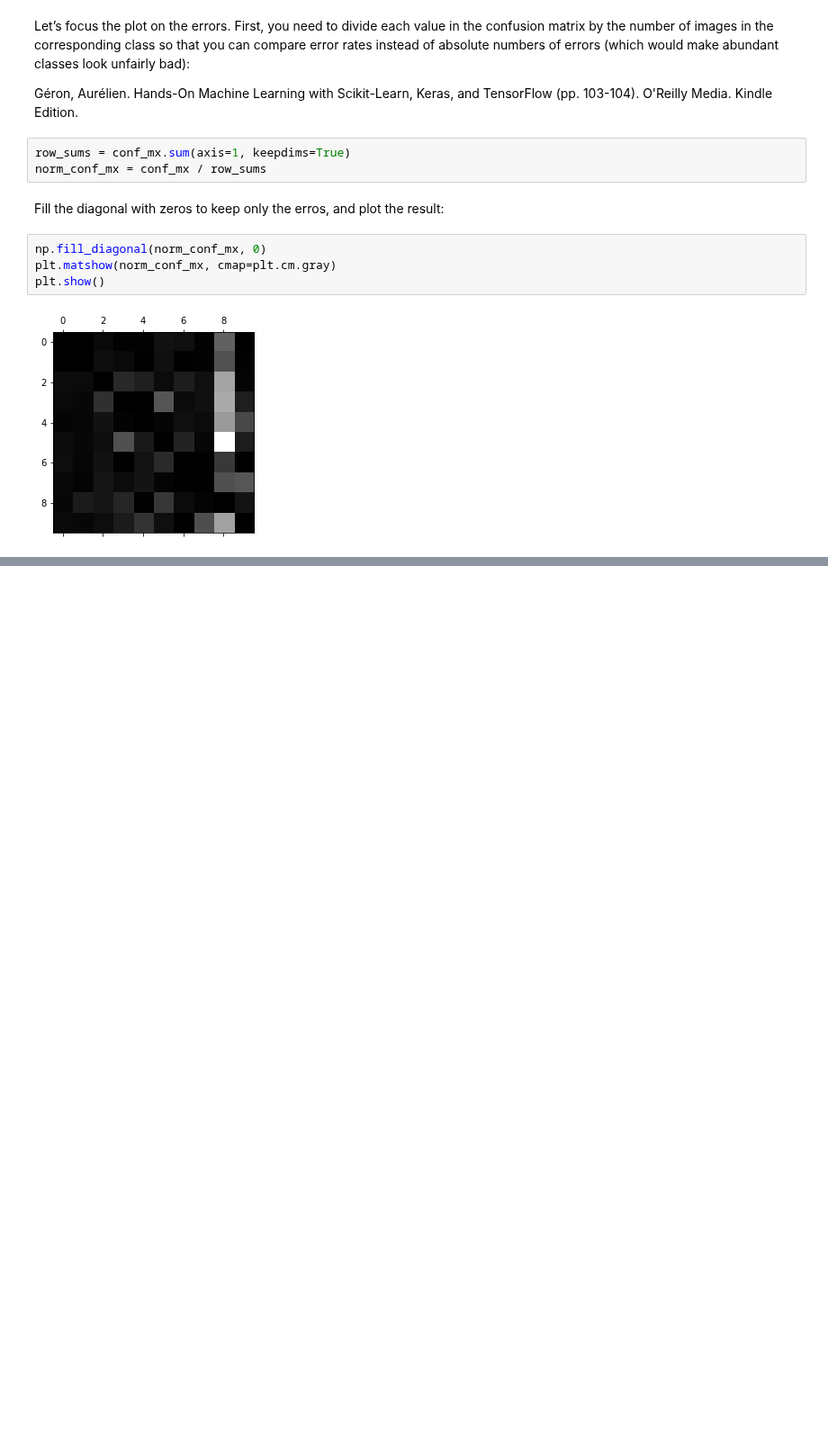
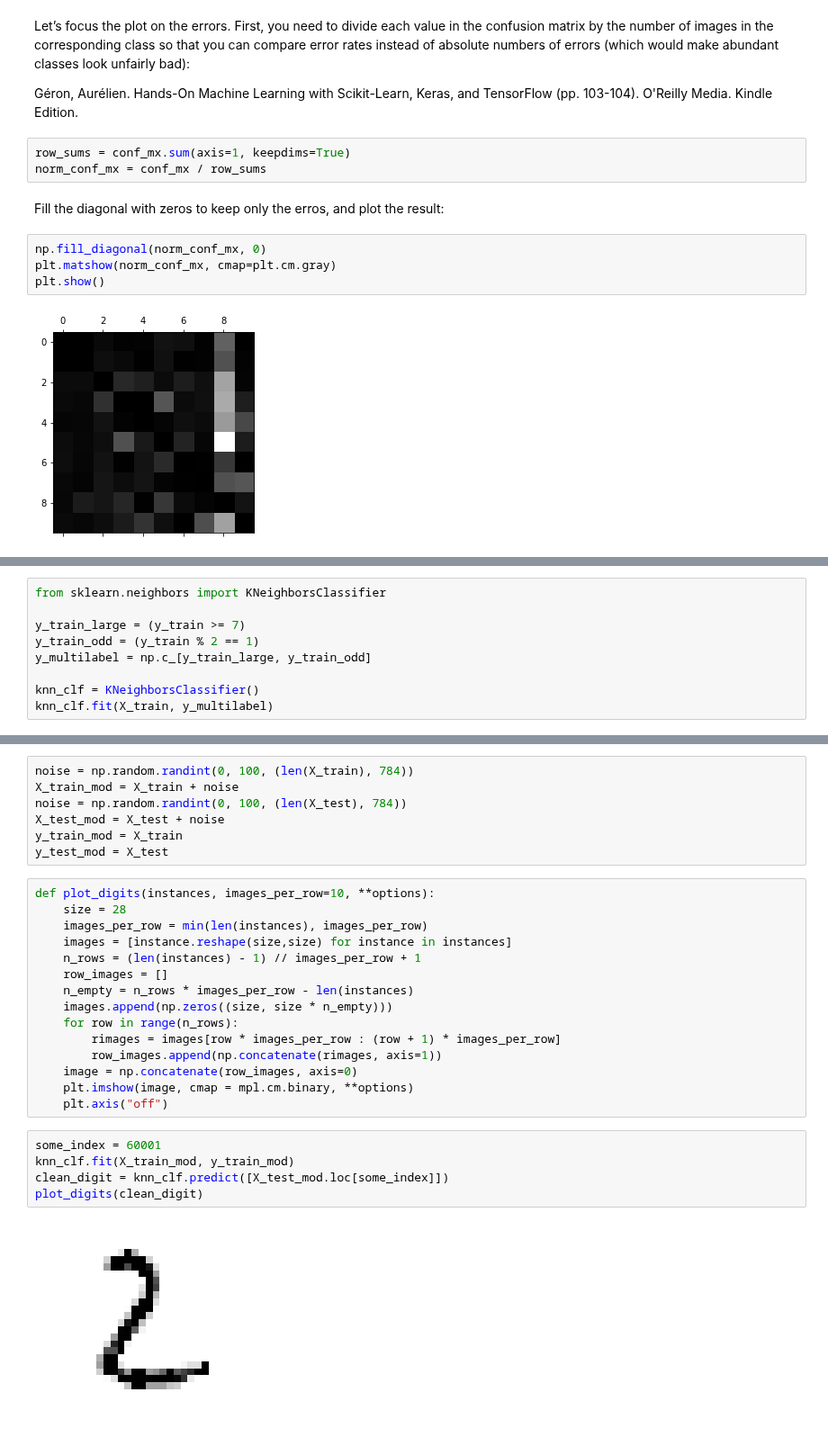
Before and after one commit to marts-dev/handsOnML, a Jupyter notebook: mnist.ipynb, the cells around one changed output, grey strips where cells are left out. Shown at 90% size. Drawn from its saved outputs; the diff is of its cells as text; blank space fills up the shorter version.

Commit message:
Multilabel and multioutput classifier

```diff
--- a/mnist.ipynb
+++ b/mnist.ipynb
@@ -360,0 +363,9 @@ plt.show()
+# %%
+from sklearn.neighbors import KNeighborsClassifier
+
+y_train_large = (y_train >= 7)
+y_train_odd = (y_train % 2 == 1)
+y_multilabel = np.c_[y_train_large, y_train_odd]
+
+knn_clf = KNeighborsClassifier()
+knn_clf.fit(X_train, y_multilabel)
@@ -360,0 +394,29 @@ plt.show()
+# %%
+noise = np.random.randint(0, 100, (len(X_train), 784))
+X_train_mod = X_train + noise
+noise = np.random.randint(0, 100, (len(X_test), 784))
+X_test_mod = X_test + noise
+y_train_mod = X_train
+y_test_mod = X_test
+# %%
+def plot_digits(instances, images_per_row=10, **options):
+    size = 28
+    images_per_row = min(len(instances), images_per_row)
+    images = [instance.reshape(size,size) for instance in instances]
+    n_rows = (len(instances) - 1) // images_per_row + 1
+    row_images = []
+    n_empty = n_rows * images_per_row - len(instances)
+    images.append(np.zeros((size, size * n_empty)))
+    for row in range(n_rows):
+        rimages = images[row * images_per_row : (row + 1) * images_per_row]
+        row_images.append(np.concatenate(rimages, axis=1))
+    image = np.concatenate(row_images, axis=0)
+    plt.imshow(image, cmap = mpl.cm.binary, **options)
+    plt.axis("off")
+# %%
+some_index = 60001
+knn_clf.fit(X_train_mod, y_train_mod)
+clean_digit = knn_clf.predict([X_test_mod.loc[some_index]])
+plot_digits(clean_digit)
+# %% [output]
+[figure, added]
```
Also changed, not shown: parts of 7 cells of this notebook.
